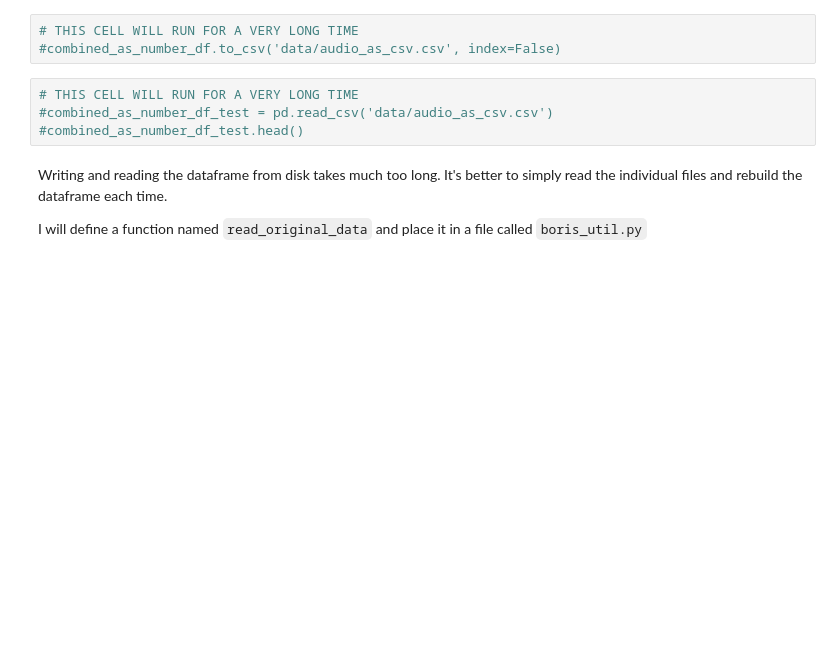
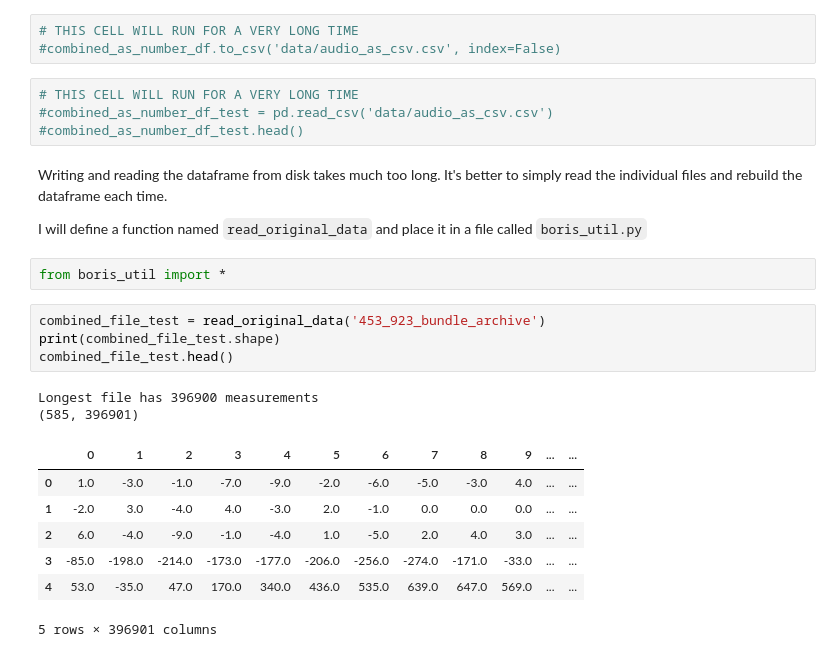
Before and after one commit to bshabashFD/Heart-Abnormalities-ML, a Jupyter notebook: Data Cleaning.ipynb, the cells around one changed output. Drawn from its saved outputs; the diff is of its cells as text; blank space fills up the shorter version.

```diff
--- a/Data Cleaning.ipynb
+++ b/Data Cleaning.ipynb
@@ -148,3 +220,19 @@ combined_as_number_df.head()
 Writing and reading the dataframe from disk takes much too long. It's better to simply read the individual files and rebuild the dataframe each time.
 
 I will define a function named `read_original_data` and place it in a file called `boris_util.py`
+# %%
+from boris_util import *
+# %%
+combined_file_test = read_original_data('453_923_bundle_archive')
+print(combined_file_test.shape)
+combined_file_test.head()
+# %% [output]
+Longest file has 396900 measurements
+(585, 396901)
+|  | 0 | 1 | 2 | 3 | 4 | 5 | 6 | 7 | 8 | 9 | ... | ... |
+| 0 | 1.0 | -3.0 | -1.0 | -7.0 | -9.0 | -2.0 | -6.0 | -5.0 | -3.0 | 4.0 | ... | ... |
+| 1 | -2.0 | 3.0 | -4.0 | 4.0 | -3.0 | 2.0 | -1.0 | 0.0 | 0.0 | 0.0 | ... | ... |
+| 2 | 6.0 | -4.0 | -9.0 | -1.0 | -4.0 | 1.0 | -5.0 | 2.0 | 4.0 | 3.0 | ... | ... |
+| 3 | -85.0 | -198.0 | -214.0 | -173.0 | -177.0 | -206.0 | -256.0 | -274.0 | -171.0 | -33.0 | ... | ... |
+| 4 | 53.0 | -35.0 | 47.0 | 170.0 | 340.0 | 436.0 | 535.0 | 639.0 | 647.0 | 569.0 | ... | ... |
+5 rows × 396901 columns
```
Also changed, not shown: parts of 13 cells of this notebook, 1 other file.
